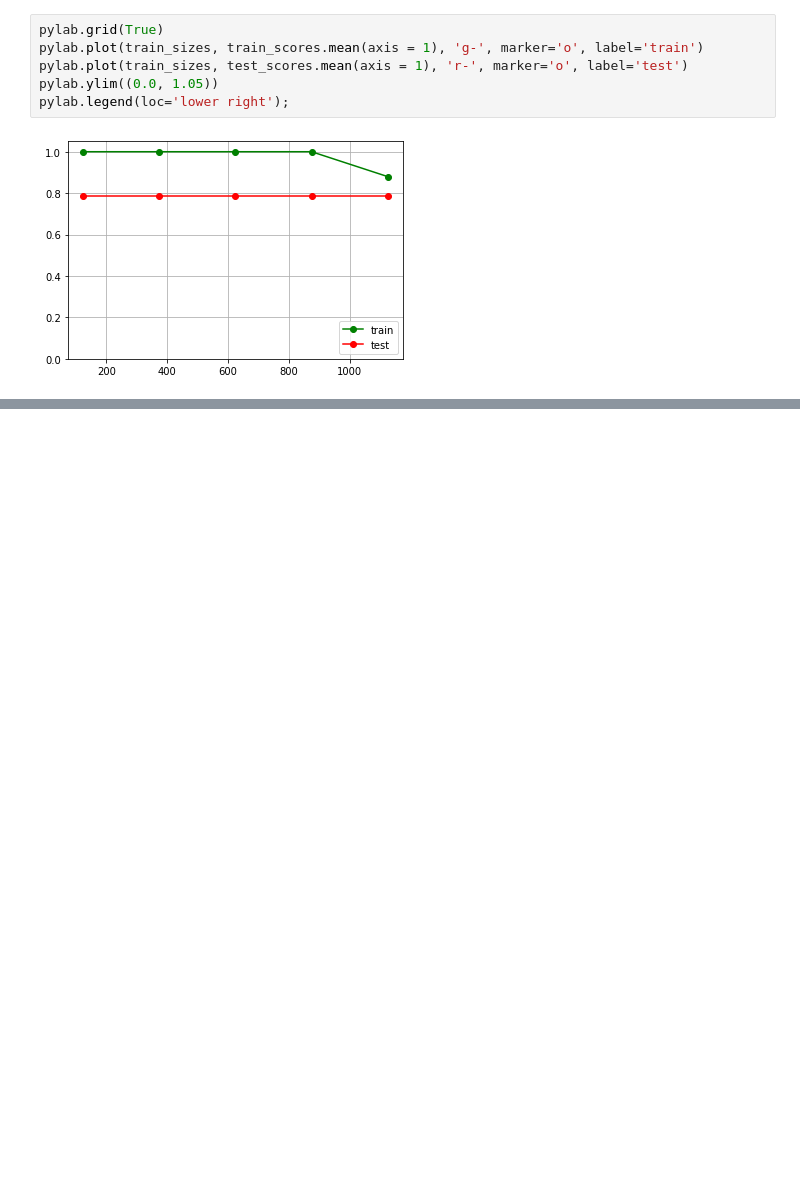
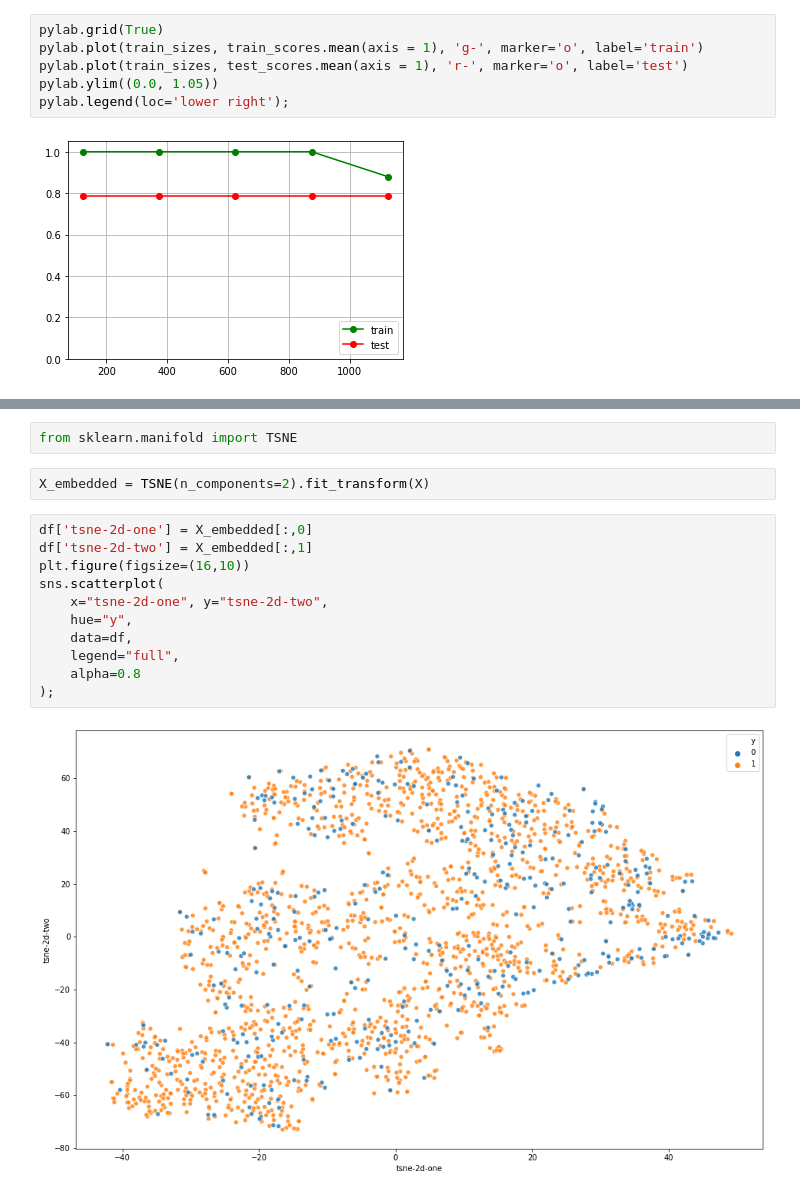
Before and after one commit to Chelovek760/dcase, a Jupyter notebook: Untitled.ipynb, the cells around one changed output, grey strips where cells are left out. Cells and saved outputs as stored; diff of their text form; blank space fills up the shorter version.

```diff
--- a/Untitled.ipynb
+++ b/Untitled.ipynb
@@ -74,0 +83,17 @@ nan
+# %%
+from sklearn.manifold import TSNE
+# %%
+X_embedded = TSNE(n_components=2).fit_transform(X)
+# %%
+df['tsne-2d-one'] = X_embedded[:,0]
+df['tsne-2d-two'] = X_embedded[:,1]
+plt.figure(figsize=(16,10))
+sns.scatterplot(
+    x="tsne-2d-one", y="tsne-2d-two",
+    hue="y",
+    data=df,
+    legend="full",
+    alpha=0.8
+);
+# %% [output]
+[figure, added]
```
Also changed, not shown: parts of 14 cells of this notebook, 1 other file.
